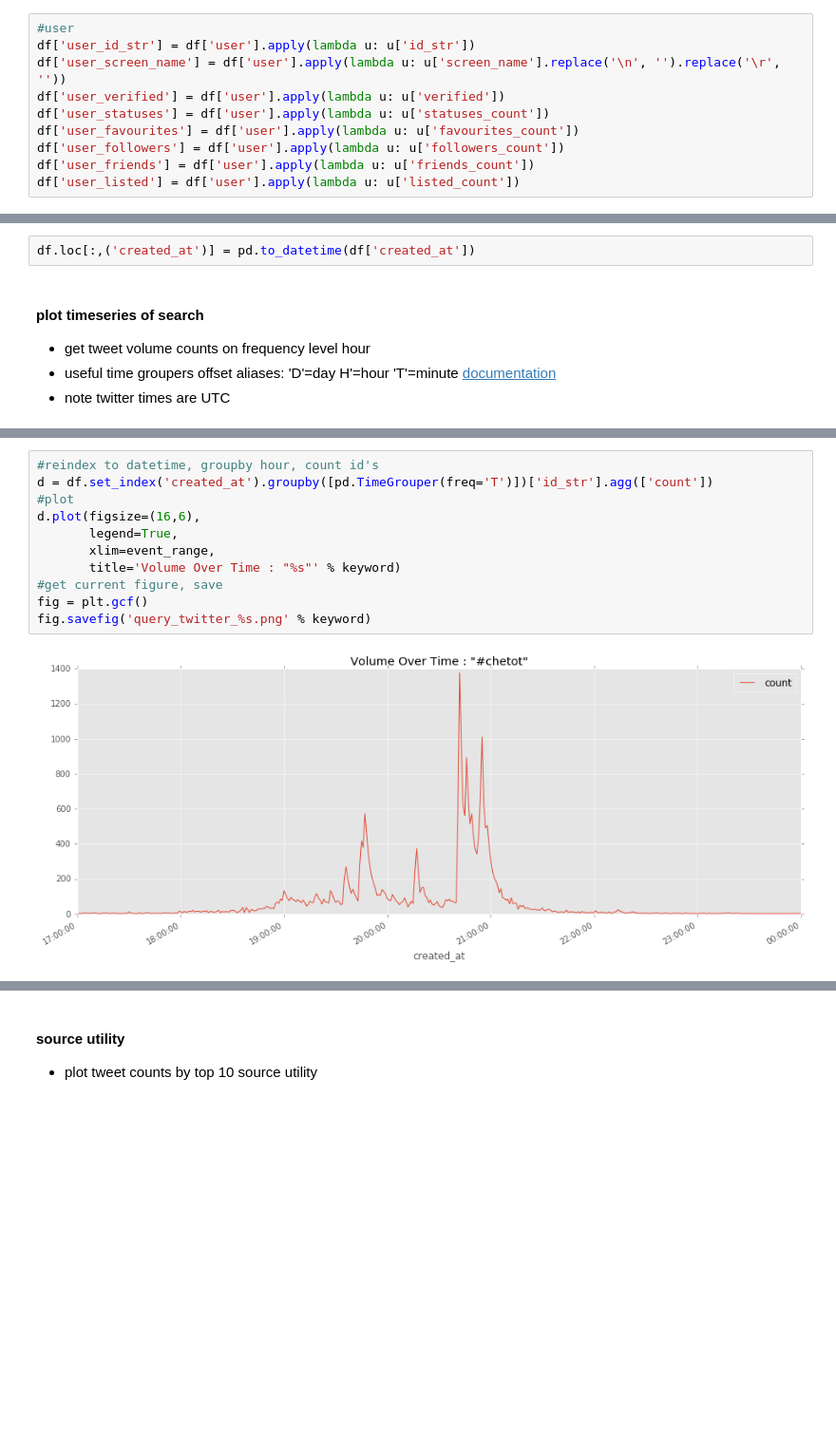
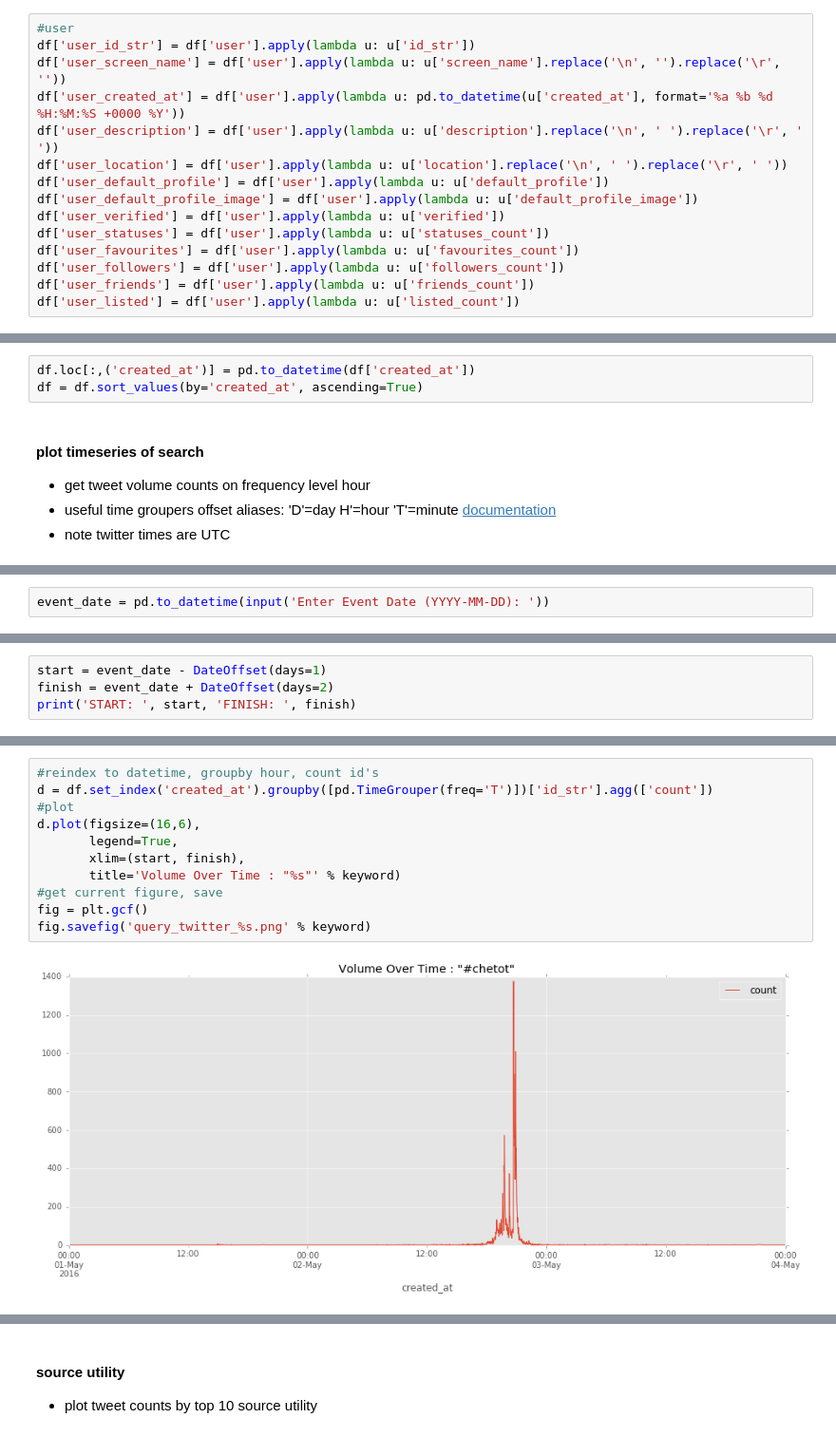
Before and after one commit to knanne/vu_msc_tweetsumm, a Jupyter notebook: final/Twitter_Query_MungeJSON.ipynb, the cells around one changed output, grey strips where cells are left out. Shown at 95% size. Cells and saved outputs as stored; diff of their text form; blank space fills up the shorter version.

````diff
--- a/final/Twitter_Query_MungeJSON.ipynb
+++ b/final/Twitter_Query_MungeJSON.ipynb
@@ -235,6 +242,11 @@ df['entities_hashtags'] = df['entities'].apply(lambda e: [tag for tag in [tagobj
 #user
 df['user_id_str'] = df['user'].apply(lambda u: u['id_str'])
 df['user_screen_name'] = df['user'].apply(lambda u: u['screen_name'].replace('\n', '').replace('\r', ''))
+df['user_created_at'] = df['user'].apply(lambda u: pd.to_datetime(u['created_at'], format='%a %b %d %H:%M:%S +0000 %Y'))
+df['user_description'] = df['user'].apply(lambda u: u['description'].replace('\n', ' ').replace('\r', ' '))
+df['user_location'] = df['user'].apply(lambda u: u['location'].replace('\n', ' ').replace('\r', ' '))
+df['user_default_profile'] = df['user'].apply(lambda u: u['default_profile'])
+df['user_default_profile_image'] = df['user'].apply(lambda u: u['default_profile_image'])
 df['user_verified'] = df['user'].apply(lambda u: u['verified'])
 df['user_statuses'] = df['user'].apply(lambda u: u['statuses_count'])
 df['user_favourites'] = df['user'].apply(lambda u: u['favourites_count'])
@@ -285,6 +297,7 @@ pd.to_datetime(df['created_at'], format='%a %b %d %H:%M:%S +0000 %Y')
 ```
 # %%
 df.loc[:,('created_at')] = pd.to_datetime(df['created_at'])
+df = df.sort_values(by='created_at', ascending=True)
 # %% [markdown]
 #### plot timeseries of search
 - get tweet volume counts on frequency level hour
@@ -310,0 +322,2 @@ event_range = (pd.Timestamp('2016-05-02 17:00'), pd.Timestamp('2016-05-03 00:00'
+# %%
+event_date = pd.to_datetime(input('Enter Event Date (YYYY-MM-DD): '))
@@ -310,0 +326,4 @@ event_range = (pd.Timestamp('2016-05-02 17:00'), pd.Timestamp('2016-05-03 00:00'
+# %%
+start = event_date - DateOffset(days=1)
+finish = event_date + DateOffset(days=2)
+print('START: ', start, 'FINISH: ', finish)
@@ -311,13 +332,13 @@ event_range = (pd.Timestamp('2016-05-02 17:00'), pd.Timestamp('2016-05-03 00:00'
 # %%
 #reindex to datetime, groupby hour, count id's
 d = df.set_index('created_at').groupby([pd.TimeGrouper(freq='T')])['id_str'].agg(['count'])
 #plot
 d.plot(figsize=(16,6),
        legend=True,
-       xlim=event_range,
+       xlim=(start, finish),
        title='Volume Over Time : "%s"' % keyword)
 #get current figure, save
 fig = plt.gcf()
 fig.savefig('query_twitter_%s.png' % keyword)
 # %% [output]
-[figure, old version]
+[figure, new version]
````
Also changed, not shown: parts of 34 cells of this notebook, 10 other files.
